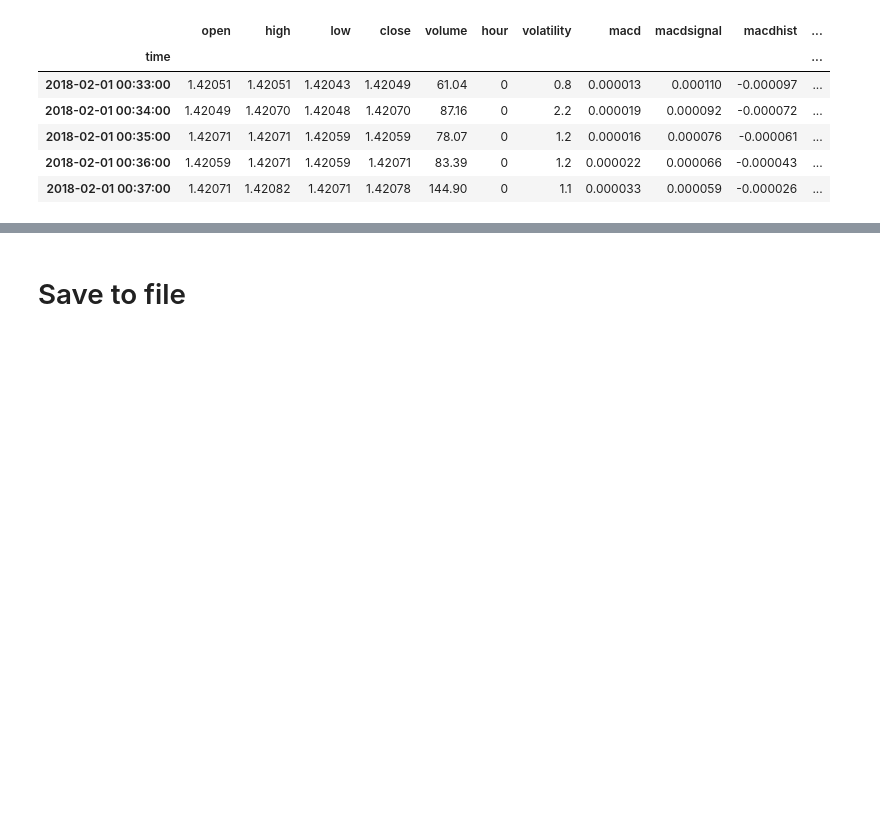
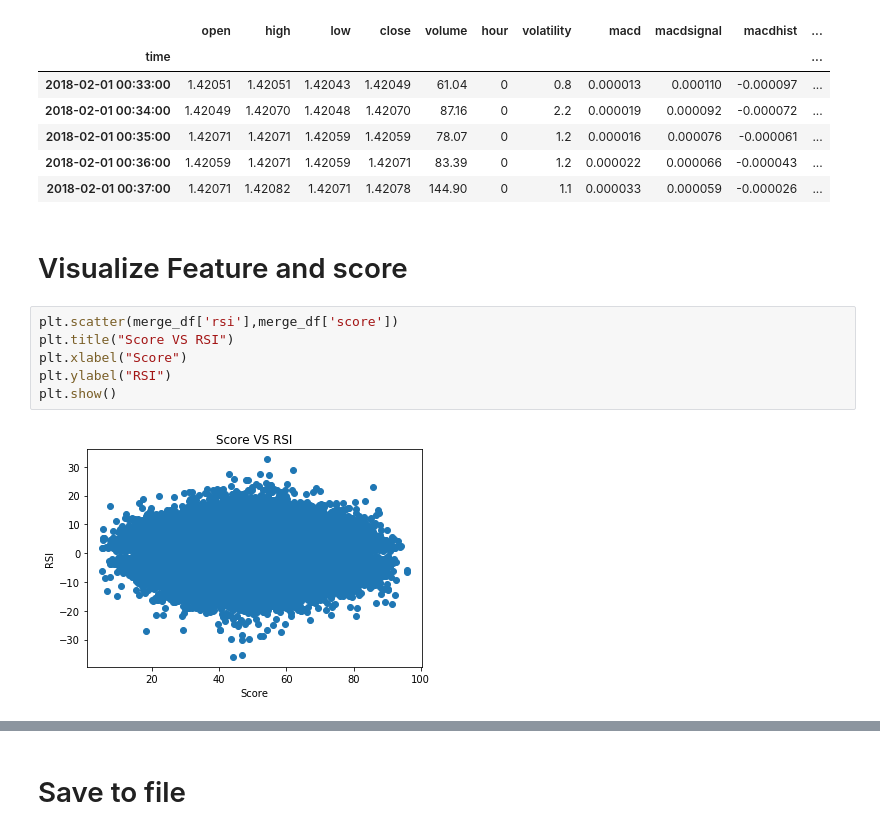
Before and after one commit to lorne-luo/ironman, a Jupyter notebook: mark1/step 2 - feature enginering.ipynb, the cells around one changed output, grey strips where cells are left out. Cells and saved outputs as stored; diff of their text form; blank space fills up the shorter version.

```diff
--- a/mark1/step 2 - feature enginering.ipynb
+++ b/mark1/step 2 - feature enginering.ipynb
@@ -312,3 +321,13 @@ merge_df.head(5)
 | 2018-02-01 00:35:00 | 1.42071 | 1.42071 | 1.42059 | 1.42059 | 78.07 | 0 | 1.2 | 0.000016 | 0.000076 | -0.000061 | ... |
 | 2018-02-01 00:36:00 | 1.42059 | 1.42071 | 1.42059 | 1.42071 | 83.39 | 0 | 1.2 | 0.000022 | 0.000066 | -0.000043 | ... |
 | 2018-02-01 00:37:00 | 1.42071 | 1.42082 | 1.42071 | 1.42078 | 144.90 | 0 | 1.1 | 0.000033 | 0.000059 | -0.000026 | ... |
+# %% [markdown]
+# Visualize Feature and score
+# %%
+plt.scatter(merge_df['rsi'],merge_df['score'])
+plt.title("Score VS RSI")
+plt.xlabel("Score")
+plt.ylabel("RSI")
+plt.show()
+# %% [output]
+[figure, added]
```
Also changed, not shown: parts of 4 cells of this notebook, 1 other file.
